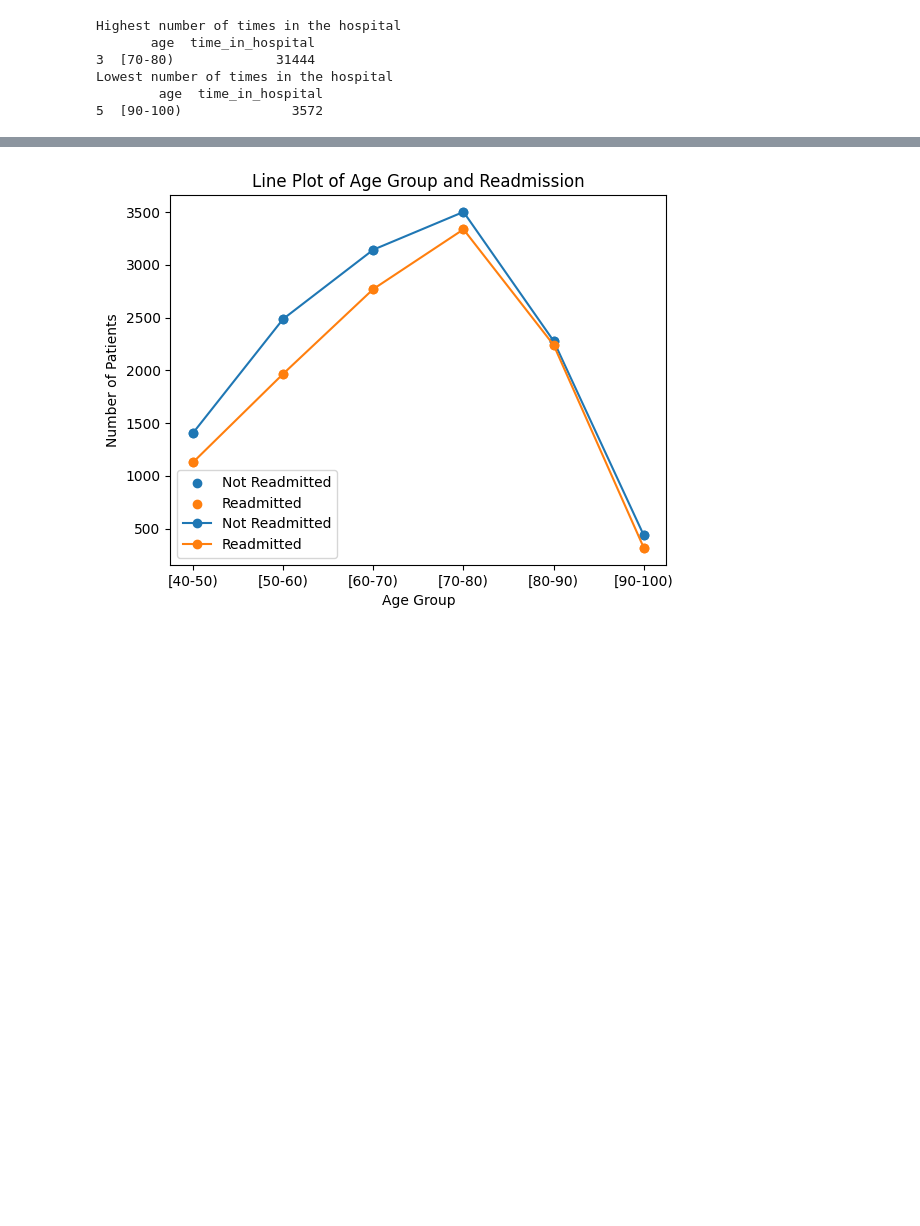
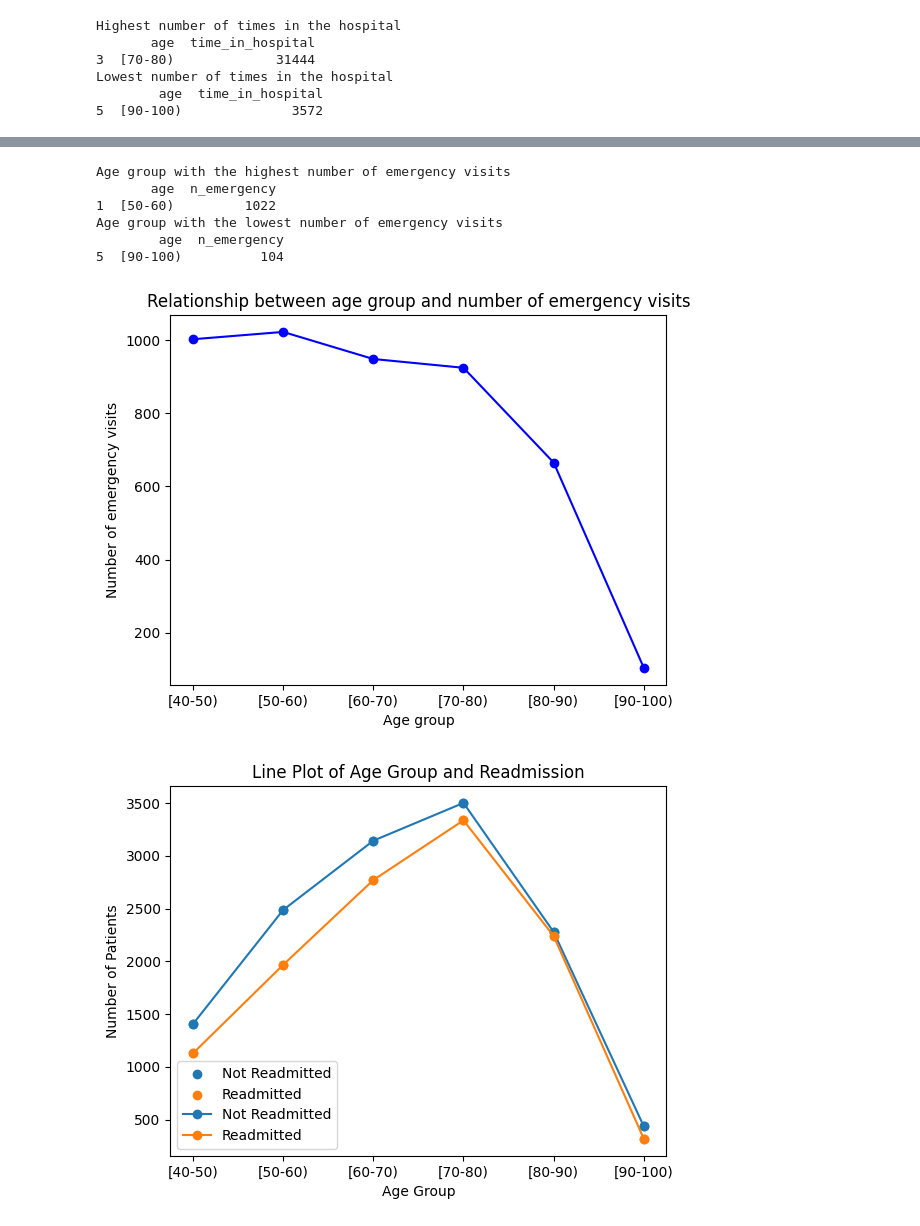
Before and after one commit to prabinpanta0/Patient-Readmission-Prediction, a Jupyter notebook: GHM.ipynb, the cells around one changed output, grey strips where cells are left out. Drawn from its saved outputs; the diff is of its cells as text; code cells hidden in the pictures; blank space fills up the shorter version.

Commit message:
Reloaded and showed the relation between age and no of emegencies

```diff
--- a/GHM.ipynb
+++ b/GHM.ipynb
@@ -230,3 +229,30 @@ plt.show()
+# %%
+# Age Group and number of emergency visits
+age_emergency = df.groupby('age')['n_emergency'].sum().reset_index()
+age_emergency.columns = ['age', 'n_emergency']
+
+# Age group with the highest number of emergency visits
+print("Age group with the highest number of emergency visits")
+print(age_emergency[age_emergency['n_emergency'] == age_emergency['n_emergency'].max()])
+
+# Age group with the lowest number of emergency visits
+print("Age group with the lowest number of emergency visits")
+print(age_emergency[age_emergency['n_emergency'] == age_emergency['n_emergency'].min()])
+# Relationship between age group and number of emergency visits
+plt.plot(age_emergency['age'], age_emergency['n_emergency'], color='blue')
+plt.scatter(age_emergency['age'], age_emergency['n_emergency'], color='blue')
+plt.xlabel('Age group')
+plt.ylabel('Number of emergency visits')
+plt.title('Relationship between age group and number of emergency visits')
+plt.show()
+# %% [output]
+Age group with the highest number of emergency visits
+       age  n_emergency
+1  [50-60)         1022
+Age group with the lowest number of emergency visits
+        age  n_emergency
+5  [90-100)          104
+[figure, added]
 # %%
 # Relationship between age and readmission
 age_readmission = df.groupby('age')['readmitted'].value_counts().unstack().reset_index()
```
Also changed, not shown: parts of 4 cells of this notebook.
